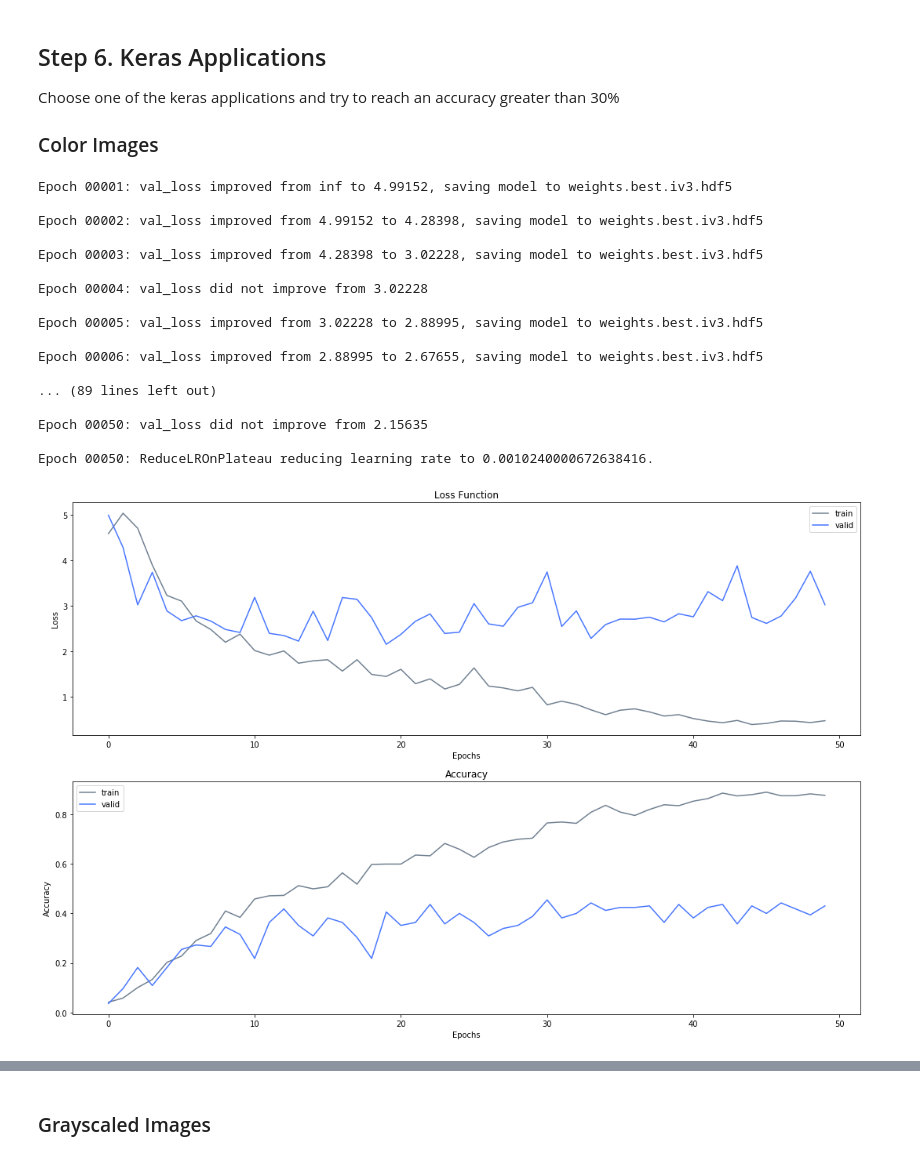
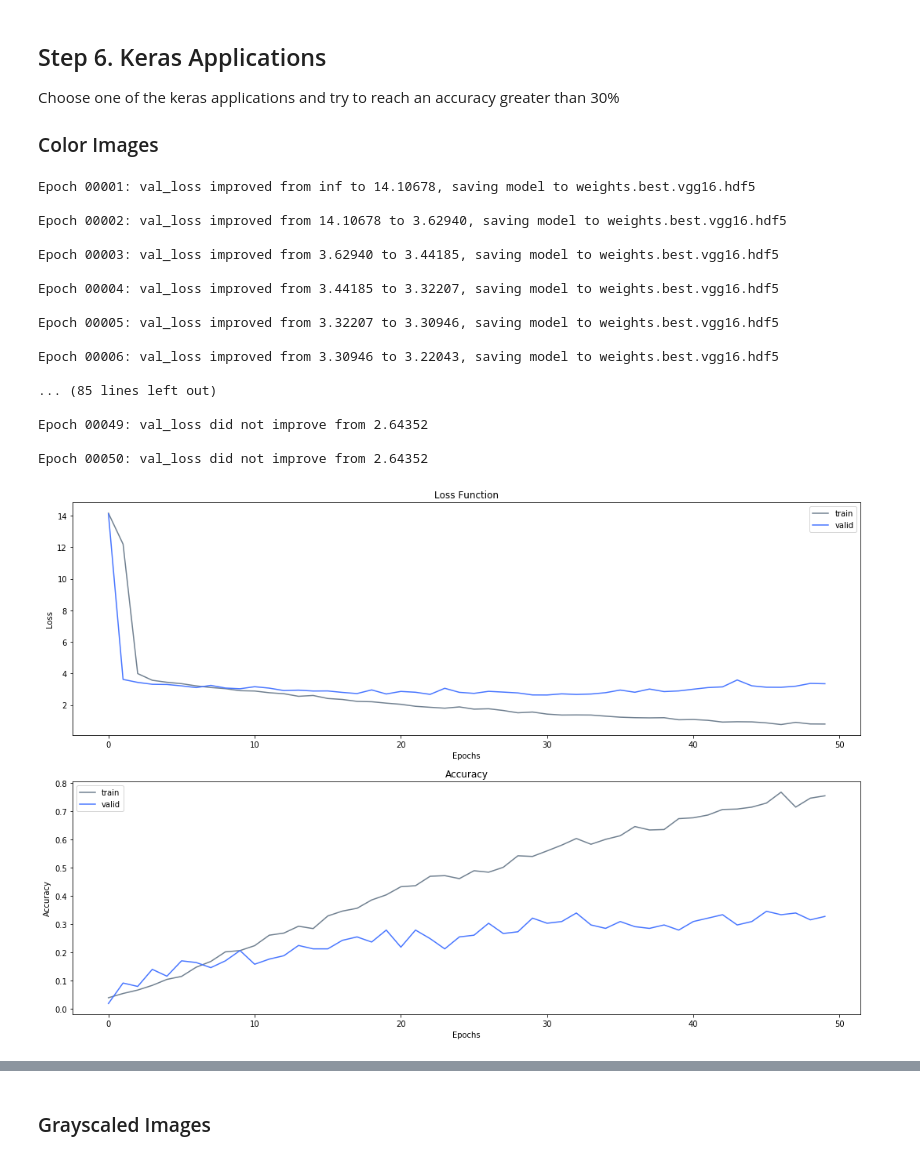
Before and after one commit to OlgaBelitskaya/deep_learning_projects, a Jupyter notebook: DL_PP2/DL_PP2_Solutions.ipynb, the cells around one changed output, grey strips where cells are left out. Drawn from its saved outputs; the diff is of its cells as text; code cells hidden in the pictures.

```diff
--- a/DL_PP2/DL_PP2_Solutions.ipynb
+++ b/DL_PP2/DL_PP2_Solutions.ipynb
@@ -920,69 +922,67 @@ x_valid_bn = np.load('x_valid_bn.npy')
 x_test_bn = np.load('x_test_bn.npy')
 # %%
 hide_code
-def iv3_model():
+def vgg16_model():
     model = Sequential()
     # TODO: Define a model architecture
-    model.add(Conv2D(filters=32, kernel_size=2, input_shape=x_train_bn.shape[1:]))
-    model.add(MaxPooling2D(pool_size=(2, 2)))
-    model.add(Dropout(0.25))
 
-    model.add(GlobalAveragePooling2D())
-    model.add(Dropout(0.25))
+    model.add(GlobalAveragePooling2D(input_shape=x_train_bn.shape[1:]))
 
     model.add(Dense(2048))
     model.add(LeakyReLU(alpha=0.02))
-    model.add(Dropout(0.25))
+    model.add(Dropout(0.5))
 
     model.add(Dense(256))
     model.add(LeakyReLU(alpha=0.02))
-    model.add(Dropout(0.2))
+    model.add(Dropout(0.5))
 
     model.add(Dense(33, activation='softmax'))
     # TODO: Compile the model
     model.compile(loss='categorical_crossentropy', optimizer='nadam', metrics=['accuracy'])
     return model
 
-iv3_model = iv3_model()
+vgg16_model = vgg16_model()
 # %%
 hide_code
 # Create callbacks
-iv3_checkpointer = ModelCheckpoint(filepath='weights.best.iv3.hdf5',
+vgg16_checkpointer = ModelCheckpoint(filepath='weights.best.vgg16.hdf5',
                                      verbose=2, save_best_only=True)
 
-iv3_lr_reduction = ReduceLROnPlateau(monitor='val_loss',
-                                     patience=10, verbose=2, factor=0.8)
+vgg16_lr_reduction = ReduceLROnPlateau(monitor='val_loss',
+                                       patience=10, verbose=2, factor=0.8)
 # %%
 hide_code
 # Fit the model
-iv3_history = iv3_model.fit(x_train_bn, y_train,
-                            validation_data=(x_valid_bn, y_valid),
-                            epochs=50, batch_size=64,
-                            callbacks=[iv3_checkpointer, iv3_lr_reduction], verbose=0);
+vgg16_history = vgg16_model.fit(x_train_bn, y_train,
+                                validation_data=(x_valid_bn, y_valid),
+                                epochs=50, batch_size=128,
+                                callbacks=[vgg16_checkpointer,
+                                           vgg16_lr_reduction],
+                                verbose=0);
 # %% [output]
-Epoch 00001: val_loss improved from inf to 4.99152, saving model to weights.best.iv3.hdf5
+Epoch 00001: val_loss improved from inf to 14.10678, saving model to weights.best.vgg16.hdf5
 
-Epoch 00002: val_loss improved from 4.99152 to 4.28398, saving model to weights.best.iv3.hdf5
+Epoch 00002: val_loss improved from 14.10678 to 3.62940, saving model to weights.best.vgg16.hdf5
 
-Epoch 00003: val_loss improved from 4.28398 to 3.02228, saving model to weights.best.iv3.hdf5
+Epoch 00003: val_loss improved from 3.62940 to 3.44185, saving model to weights.best.vgg16.hdf5
 
-Epoch 00004: val_loss did not improve from 3.02228
+Epoch 00004: val_loss improved from 3.44185 to 3.32207, saving model to weights.best.vgg16.hdf5
 
-Epoch 00005: val_loss improved from 3.02228 to 2.88995, saving model to weights.best.iv3.hdf5
+Epoch 00005: val_loss improved from 3.32207 to 3.30946, saving model to weights.best.vgg16.hdf5
 
-Epoch 00006: val_loss improved from 2.88995 to 2.67655, saving model to weights.best.iv3.hdf5
+Epoch 00006: val_loss improved from 3.30946 to 3.22043, saving model to weights.best.vgg16.hdf5
 
-... (89 lines left out)
+... (85 lines left out)
 
-Epoch 00050: val_loss did not improve from 2.15635
+Epoch 00049: val_loss did not improve from 2.64352
 
-Epoch 00050: ReduceLROnPlateau reducing learning rate to 0.0010240000672638416.
+Epoch 00050: val_loss did not improve from 2.64352
 # %%
 hide_code
 # Plot the training history
-history_plot(iv3_history, 0)
+history_plot(vgg16_history, 0)
 # %% [output]
-[figure, old version]
+[figure, new version]
 # %%
 hide_code
 # Load the model with the best validation accuracy
```
Also changed, not shown: parts of 11 cells of this notebook.
